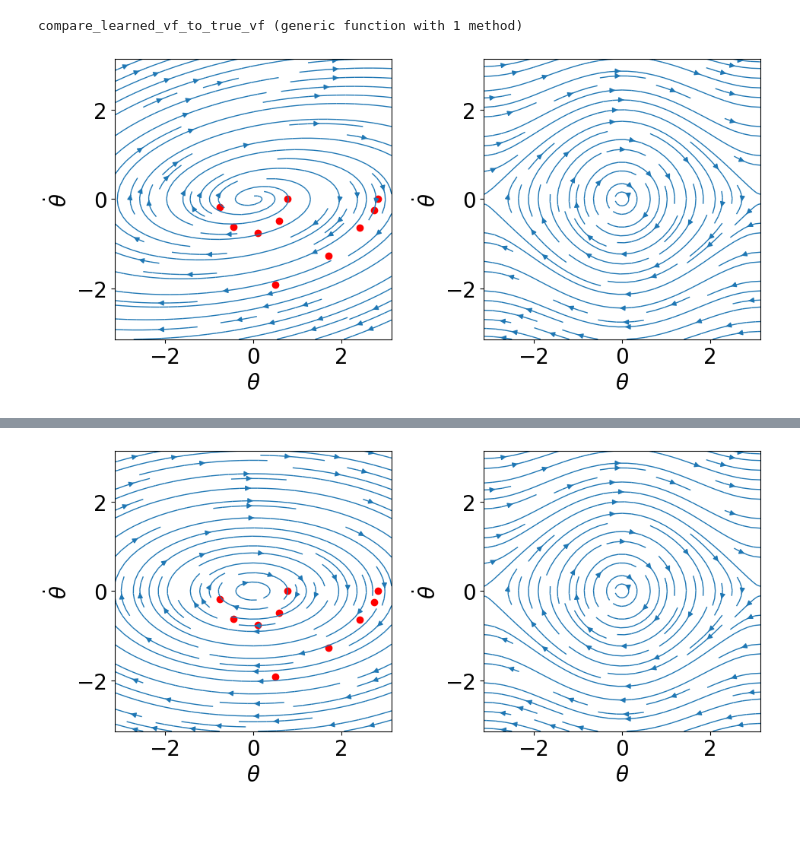
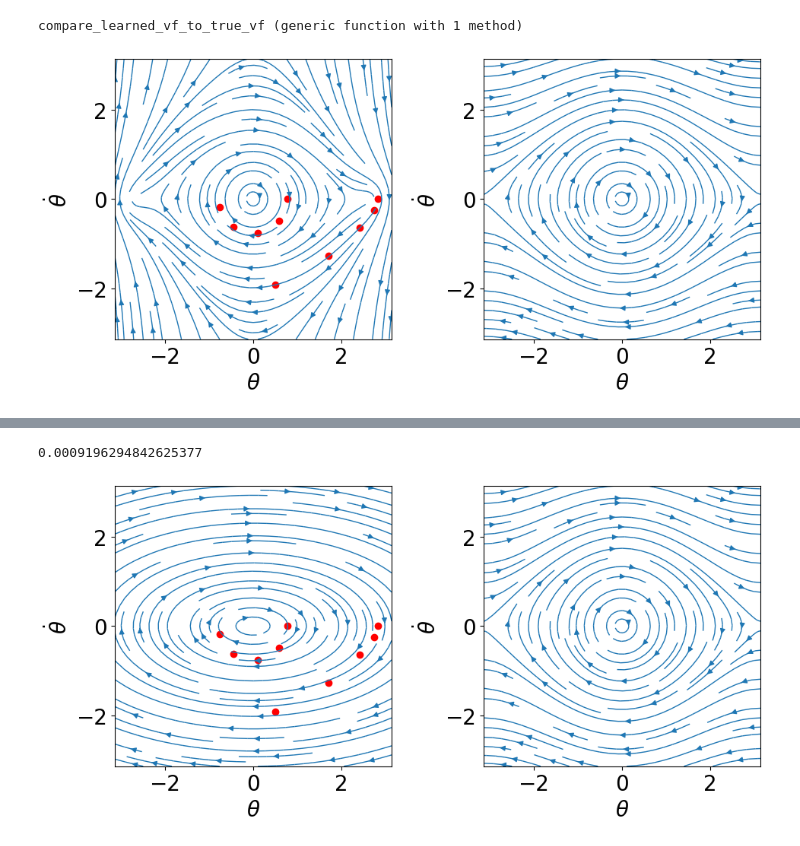
Before and after one commit to bachirelkhadir/learning-with-side-info, a Jupyter notebook: notebooks/pendulum.ipynb, the cells around one changed output, grey strips where cells are left out. Cells and saved outputs as stored; diff of their text form; code cells hidden in the pictures.

```diff
--- a/notebooks/pendulum.ipynb
+++ b/notebooks/pendulum.ipynb
@@ -158,15 +158,15 @@ end
 compare_learned_vf_to_true_vf (generic function with 1 method)
 # %%
 ẍ_t = -g/ℓ * sin.(x_t)
-ε = .1
+ε = .01
 Random.seed!(0)
 error, f_value = learn_polynomial_vf(x_t.+ noise_t(ε),
                                       ẋ_t.+ noise_t(ε),
                                       ẍ_t.+ noise_t(ε),
-                                    max_deg=2,
+                                    max_deg=5,
                                     sym=true,
-                                    sign_constraints=false)
+                                    sign_constraints=true)
 compare_learned_vf_to_true_vf(f_value)
 error
 # %% [output]
-[figure, old version]
+[figure, new version]
@@ -174,3 +174,4 @@ error
+0.0009196294842625377
 # %%
 ε = 0.1
 Random.seed!(0)
```
Also changed, not shown: parts of 2 cells of this notebook, 20 other files.
